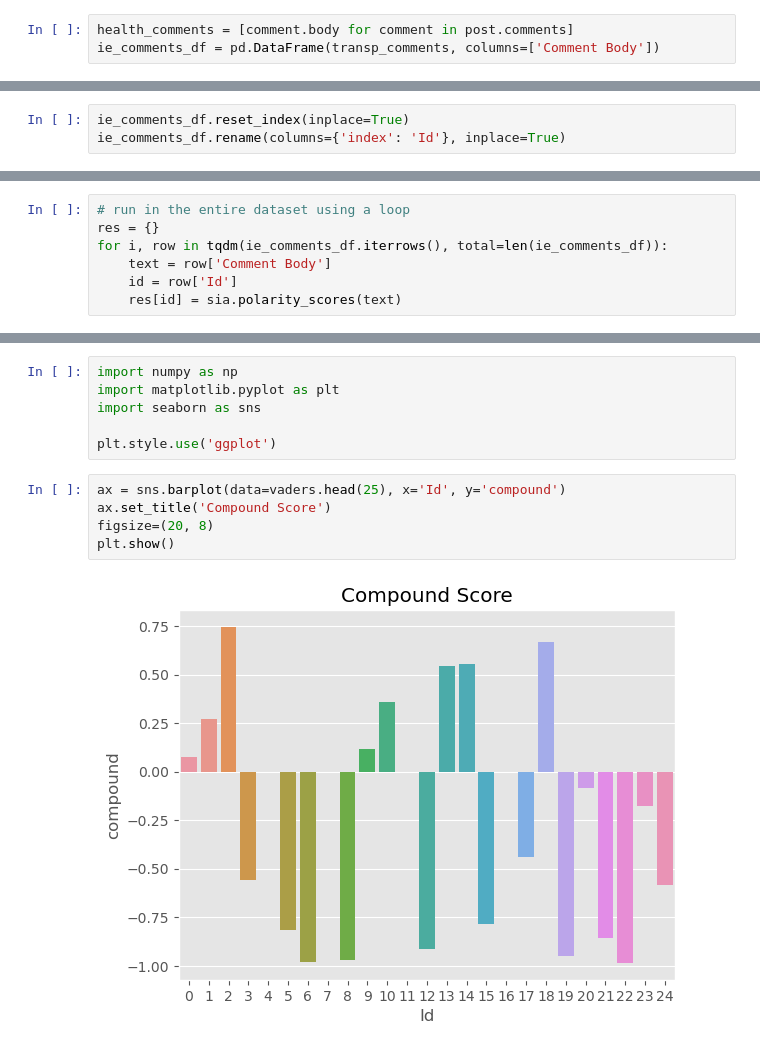
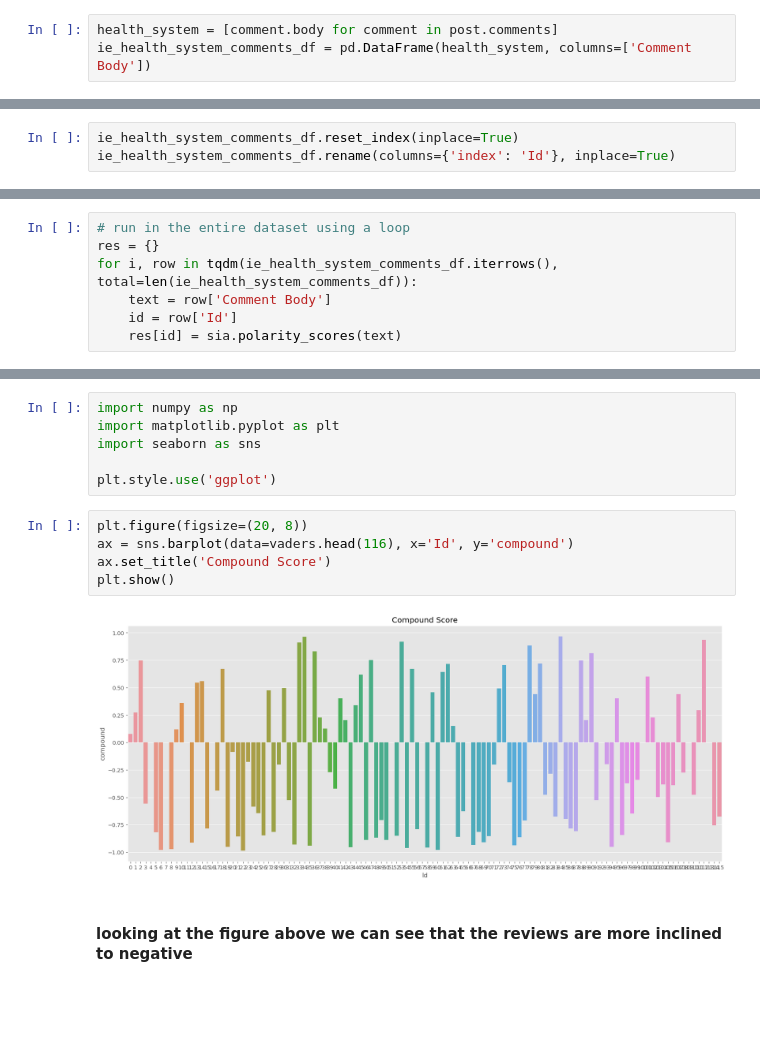
Before and after one commit to Graciele89/UCD_MachineLearning, a Jupyter notebook: Sentimental_analysis_Reddit.ipynb, the cells around one changed output, grey strips where cells are left out. Drawn from its saved outputs; the diff is of its cells as text; blank space fills up the shorter version.

```diff
--- a/Sentimental_analysis_Reddit.ipynb
+++ b/Sentimental_analysis_Reddit.ipynb
@@ -170,6 +181,6 @@ Just get health insurance and go private.
 I’d sue the utterly incompetent NHS. It is indeed worse than you think.
 Our NHS is basically a well oiled killing machine. I do reckon they kill more than they save.
 # %%
-health_comments = [comment.body for comment in post.comments]
-ie_comments_df = pd.DataFrame(transp_comments, columns=['Comment Body'])
+health_system = [comment.body for comment in post.comments]
+ie_health_system_comments_df = pd.DataFrame(health_system, columns=['Comment Body'])
 # %%
@@ -186,8 +197,8 @@ ie_comments_df.shape
 # %% [output]
 (116, 1)
 # %%
-ie_comments_df.reset_index(inplace=True)
-ie_comments_df.rename(columns={'index': 'Id'}, inplace=True)
+ie_health_system_comments_df.reset_index(inplace=True)
+ie_health_system_comments_df.rename(columns={'index': 'Id'}, inplace=True)
 # %%
 import nltk      # import libraries to clean data
 from nltk.corpus import stopwords
@@ -209,7 +220,7 @@ sia.polarity_scores("Pretty much every one you'll speak to has a hse horror stor
 # %%
 # run in the entire dataset using a loop
 res = {}
-for i, row in tqdm(ie_comments_df.iterrows(), total=len(ie_comments_df)):
+for i, row in tqdm(ie_health_system_comments_df.iterrows(), total=len(ie_health_system_comments_df)):
     text = row['Comment Body']
     id = row['Id']
     res[id] = sia.polarity_scores(text)
@@ -260,11 +271,13 @@ import seaborn as sns
 
 plt.style.use('ggplot')
 # %%
-ax = sns.barplot(data=vaders.head(25), x='Id', y='compound')
+plt.figure(figsize=(20, 8))
+ax = sns.barplot(data=vaders.head(116), x='Id', y='compound')
 ax.set_title('Compound Score')
-figsize=(20, 8)
 plt.show()
 # %% [output]
-[figure, old version]
+[figure, new version]
+# %% [markdown]
+#### looking at the figure above we can see that the reviews are more inclined to negative
 # %%
 # you can also visualize them separatly
```
Also changed, not shown: parts of 14 cells of this notebook.
